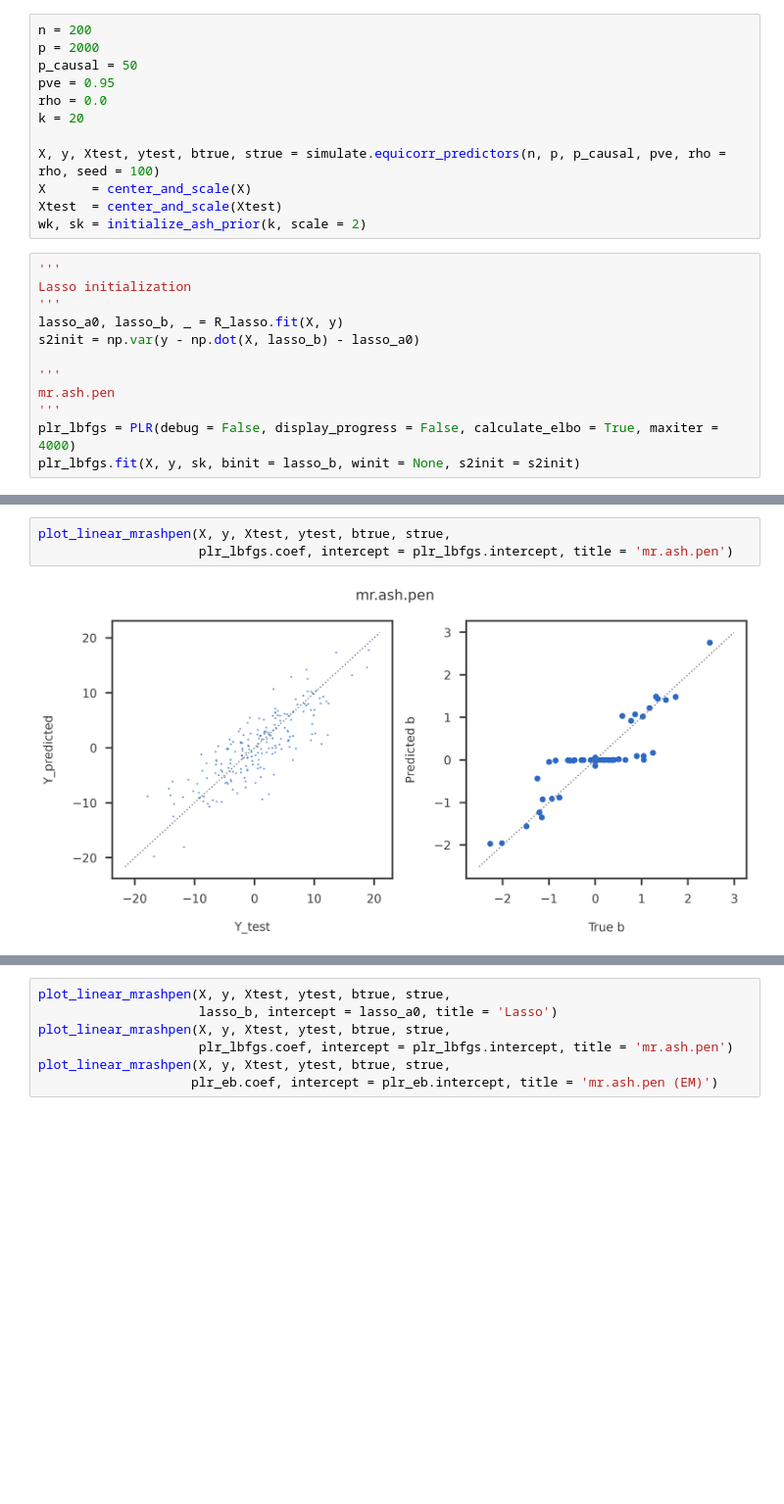
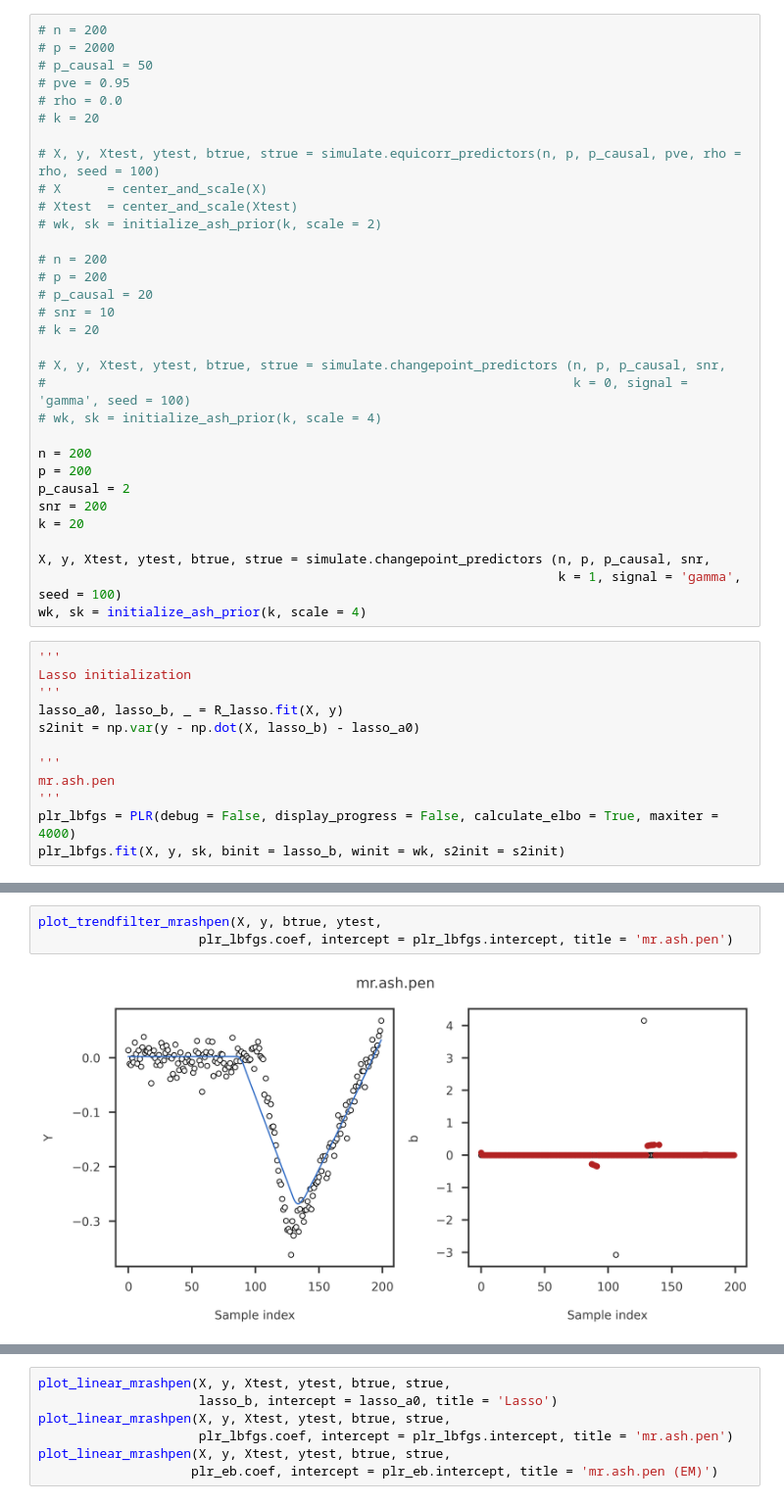
Before and after one commit to banskt/mr-ash-pen-workspace, a Jupyter notebook: notebooks/objective_comparison/plr_empirical_bayes.ipynb, the cells around one changed output, grey strips where cells are left out. Shown at 98% size. Cells and saved outputs as stored; diff of their text form; blank space fills up the shorter version.

Commit message:
Check ebfit for trendfiltering

```diff
--- a/notebooks/objective_comparison/plr_empirical_bayes.ipynb
+++ b/notebooks/objective_comparison/plr_empirical_bayes.ipynb
@@ -100,17 +125,37 @@ def linreg_summary_df_noelbo(sigma2, objs, methods):
     df = pd.DataFrame.from_records(data, columns = colnames, index = rownames)
     return df
 # %%
+# n = 200
+# p = 2000
+# p_causal = 50
+# pve = 0.95
+# rho = 0.0
+# k = 20
+
+# X, y, Xtest, ytest, btrue, strue = simulate.equicorr_predictors(n, p, p_causal, pve, rho = rho, seed = 100)
+# X      = center_and_scale(X)
+# Xtest  = center_and_scale(Xtest)
+# wk, sk = initialize_ash_prior(k, scale = 2)
+
+# n = 200
+# p = 200
+# p_causal = 20
+# snr = 10
+# k = 20
+
+# X, y, Xtest, ytest, btrue, strue = simulate.changepoint_predictors (n, p, p_causal, snr,
+#                                                                     k = 0, signal = 'gamma', seed = 100)
+# wk, sk = initialize_ash_prior(k, scale = 4)
+
 n = 200
-p = 2000
-p_causal = 50
-pve = 0.95
-rho = 0.0
+p = 200
+p_causal = 2
+snr = 200
 k = 20
 
-X, y, Xtest, ytest, btrue, strue = simulate.equicorr_predictors(n, p, p_causal, pve, rho = rho, seed = 100)
-X      = center_and_scale(X)
-Xtest  = center_and_scale(Xtest)
-wk, sk = initialize_ash_prior(k, scale = 2)
+X, y, Xtest, ytest, btrue, strue = simulate.changepoint_predictors (n, p, p_causal, snr,
+                                                                    k = 1, signal = 'gamma', seed = 100)
+wk, sk = initialize_ash_prior(k, scale = 4)
 # %%
 '''
 Lasso initialization
@@ -122,6 +167,6 @@ s2init = np.var(y - np.dot(X, lasso_b) - lasso_a0)
 mr.ash.pen
 '''
 plr_lbfgs = PLR(debug = False, display_progress = False, calculate_elbo = True, maxiter = 4000)
-plr_lbfgs.fit(X, y, sk, binit = lasso_b, winit = None, s2init = s2init)
+plr_lbfgs.fit(X, y, sk, binit = lasso_b, winit = wk, s2init = s2init)
 # %% [output]
 R[write to console]: Loading required package: Matrix
@@ -129,8 +174,8 @@ mr.ash.pen terminated at iteration 568.
 # %%
-plot_linear_mrashpen(X, y, Xtest, ytest, btrue, strue,
+plot_trendfilter_mrashpen(X, y, btrue, ytest,
                      plr_lbfgs.coef, intercept = plr_lbfgs.intercept, title = 'mr.ash.pen')
 # %% [output]
-[figure, old version]
+[figure, new version]
 # %%
 import collections
 RES_FIELDS = ['theta', 'coef', 'prior', 'residual_var', 'intercept', 'elbo_path', 'outer_elbo_path', 'obj_path', 'niter']
```
Also changed, not shown: parts of 23 cells of this notebook, 2 other files.
